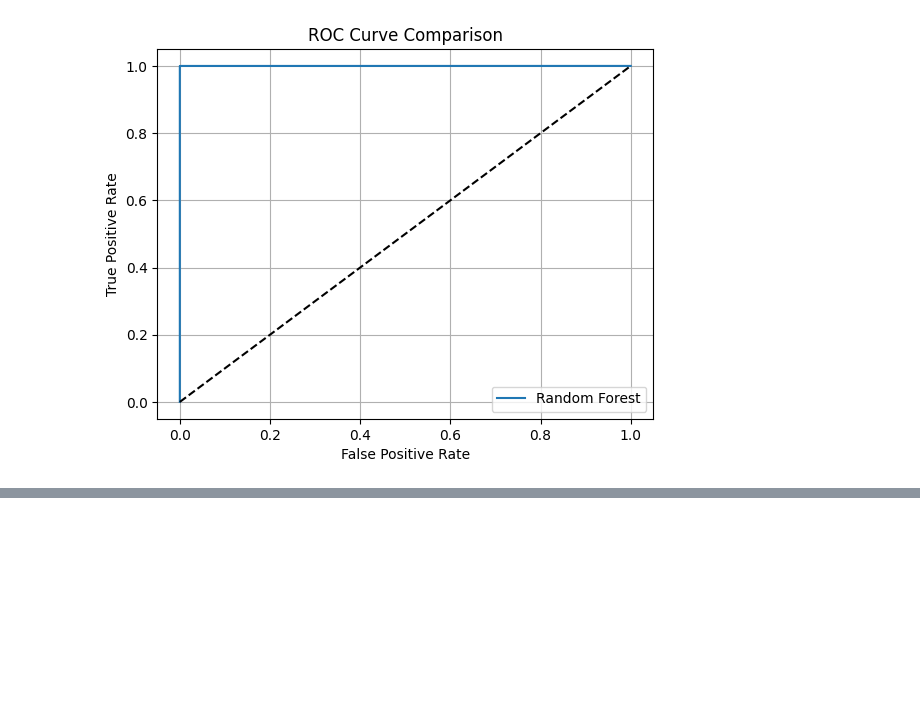
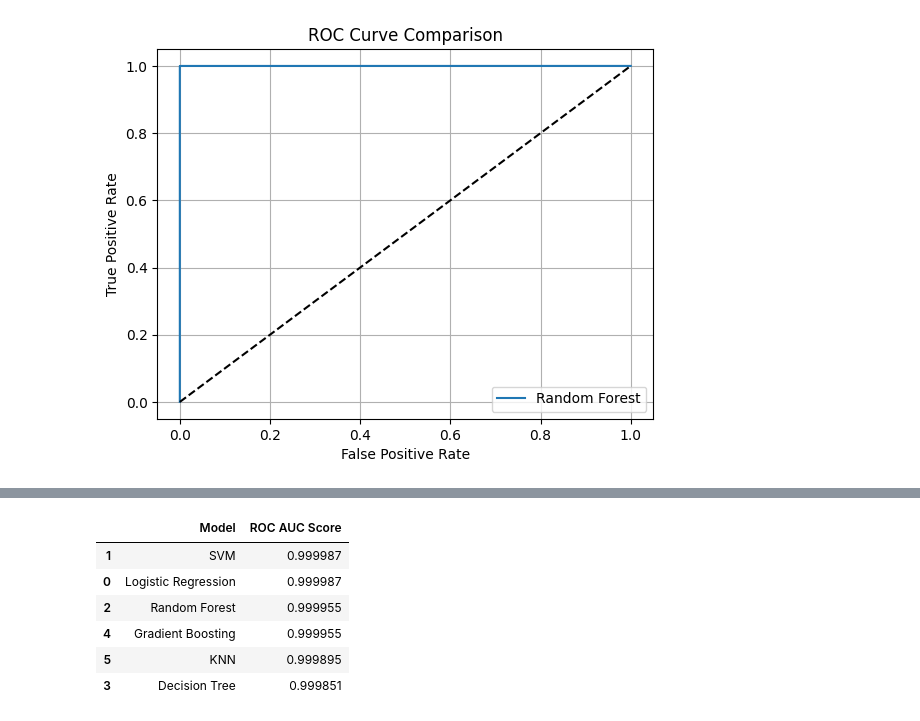
Before and after one commit to PREMYPRASAD/DSMLproject, a Jupyter notebook: projectDSML.ipynb, the cells around one changed output, grey strips where cells are left out. Cells and saved outputs as stored; diff of their text form; code cells hidden in the pictures; blank space fills up the shorter version.

```diff
--- a/projectDSML.ipynb
+++ b/projectDSML.ipynb
@@ -418,0 +497,10 @@ All 3 models performed very well with accuracy > 95%.
+# %%
+pd.DataFrame(auc_scores.items(), columns=['Model', 'ROC AUC Score']).sort_values('ROC AUC Score', ascending=False)
+# %% [output]
+|  | Model | ROC AUC Score |
+| 1 | SVM | 0.999987 |
+| 0 | Logistic Regression | 0.999987 |
+| 2 | Random Forest | 0.999955 |
+| 4 | Gradient Boosting | 0.999955 |
+| 5 | KNN | 0.999895 |
+| 3 | Decision Tree | 0.999851 |
```
Also changed, not shown: parts of 10 cells of this notebook.
